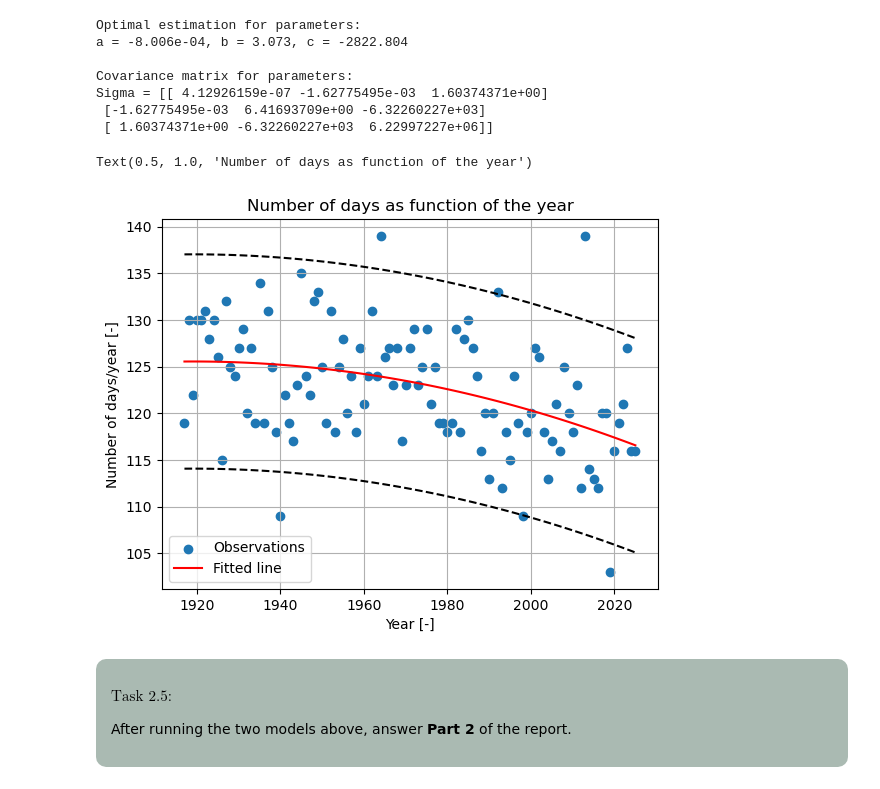
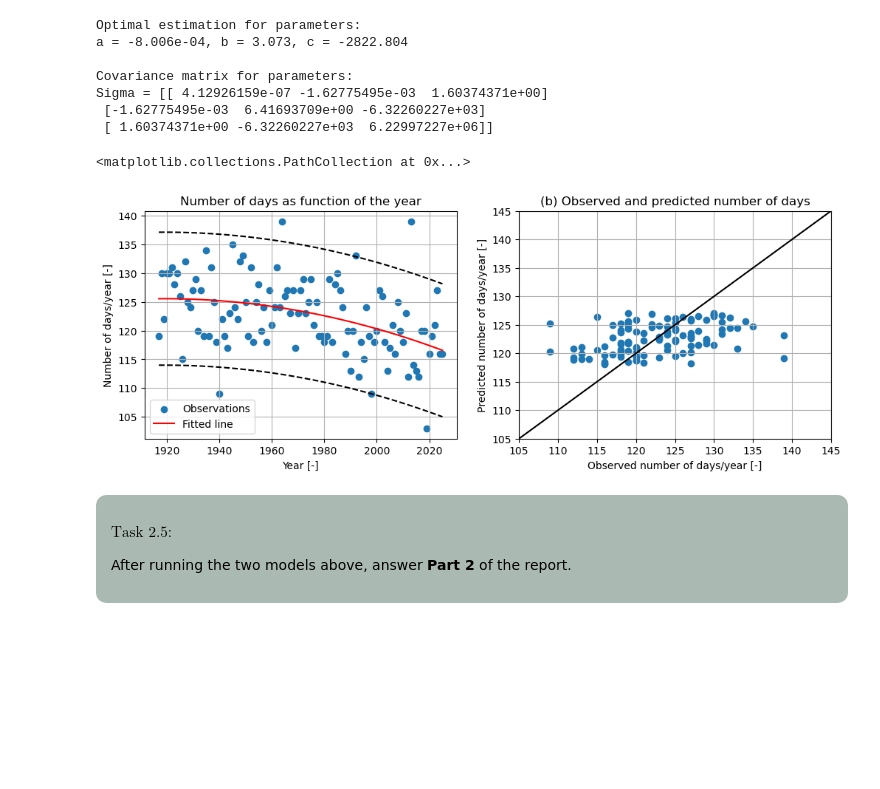
Before and after one commit to MUDE-2025/GA1.1, a Jupyter notebook: analysis.ipynb, the cells around one changed output. Drawn from its saved outputs; the diff is of its cells as text; code cells hidden in the pictures; blank space fills up the shorter version.

Commit message:
cleaned up report, added QQ plot to parabolic model

```diff
--- a/analysis.ipynb
+++ b/analysis.ipynb
@@ -339,23 +339,36 @@ Sigma = [[ 4.12926159e-07 -1.62775495e-03  1.60374371e+00]
  [ 1.60374371e+00 -6.32260227e+03  6.22997227e+06]]
 # %%
 # calculate confidence intervals 95%
-k = conf_int(data[:,1], fitted_parabola, 0.05)
+sd_error = (data[:,1] - line).std()
+k = sci.norm.ppf(1-0.05/2) * sd_error
+
 ci_low_2 = fitted_parabola - k
 ci_up_2 = fitted_parabola + k
 
+fig, axes = plt.subplots(1, 2,figsize = (12, 4))
+
 #plot
-plt.scatter(data[:,0], data[:,1], label = 'Observations')
-plt.plot(data[:,0], fitted_parabola, color='r', label='Fitted line')
-plt.plot(data[:,0], ci_low_2, '--k')
-plt.plot(data[:,0], ci_up_2, '--k')
-plt.ylabel('Number of days/year [-]')
-plt.xlabel('Year [-]')
-plt.grid()
-plt.legend()
-plt.title('Number of days as function of the year')
+axes[0].scatter(data[:,0], data[:,1], label = 'Observations')
+axes[0].plot(data[:,0], fitted_parabola, color='r', label='Fitted line')
+axes[0].plot(data[:,0], ci_low_2, '--k')
+axes[0].plot(data[:,0], ci_up_2, '--k')
+axes[0].set_ylabel('Number of days/year [-]')
+axes[0].set_xlabel('Year [-]')
+axes[0].grid()
+axes[0].legend()
+axes[0].set_title('Number of days as function of the year')
+
+# this code plots the values of the regression model against the actual values.
+axes[1].plot([105, 145],[105, 145], color = 'k')
+axes[1].set_xlim([105, 145])
+axes[1].set_ylim([105, 145])
+axes[1].set_ylabel('Predicted number of days/year [-]')
+axes[1].set_xlabel('Observed number of days/year [-]')
+axes[1].grid()
+axes[1].set_title('(b) Observed and predicted number of days');axes[1].scatter(data[:,1], line)
 # %% [output]
-Text(0.5, 1.0, 'Number of days as function of the year')
+<matplotlib.collections.PathCollection at 0x...>
-[figure, old version]
+[figure, new version]
 # %% [markdown]
 <div style="background-color:#AABAB2; color: black; width:90%; vertical-align: middle; padding:15px; margin: 10px; border-radius: 10px">
 <p>
```
Also changed, not shown: parts of 1 cell of this notebook, 1 other file.
